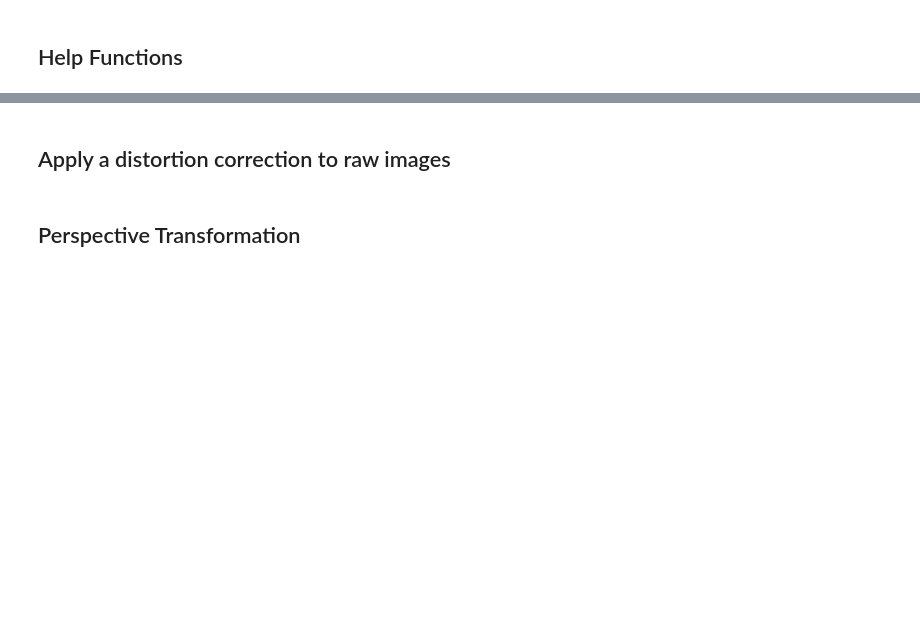
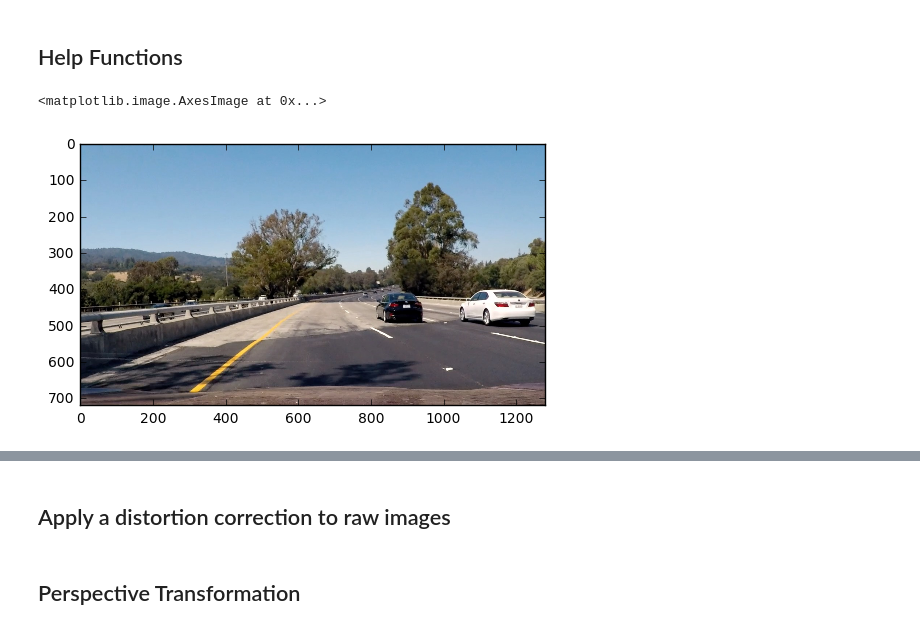
Before and after one commit to cjpan/CarND-Advanced-Lane-Lines, a Jupyter notebook: advanced_lane_lines.ipynb, the cells around one changed output, grey strips where cells are left out. Saved outputs shown, nothing was run; the diff lists cells and outputs as text; code cells hidden in the pictures; blank space fills up the shorter version.

```diff
--- a/advanced_lane_lines.ipynb
+++ b/advanced_lane_lines.ipynb
@@ -92,3 +74,17 @@ Write ChessboardCorners to: ./camera_cal/found/calibration15.jpg
 # %% [markdown]
 ## Help Functions
+# %%
+import pickle
+import cv2
+import matplotlib.pyplot as plt
+import matplotlib.image as mpimg
+%matplotlib inline
+
+#fname = "./test_images/straight_lines2.jpg"
+fname = "./test_images/test4.jpg"
+image = mpimg.imread(fname)
+plt.imshow(image)
+# %% [output]
+<matplotlib.image.AxesImage at 0x...>
+[figure, added]
 # %%
```
Also changed, not shown: parts of 26 cells of this notebook.
